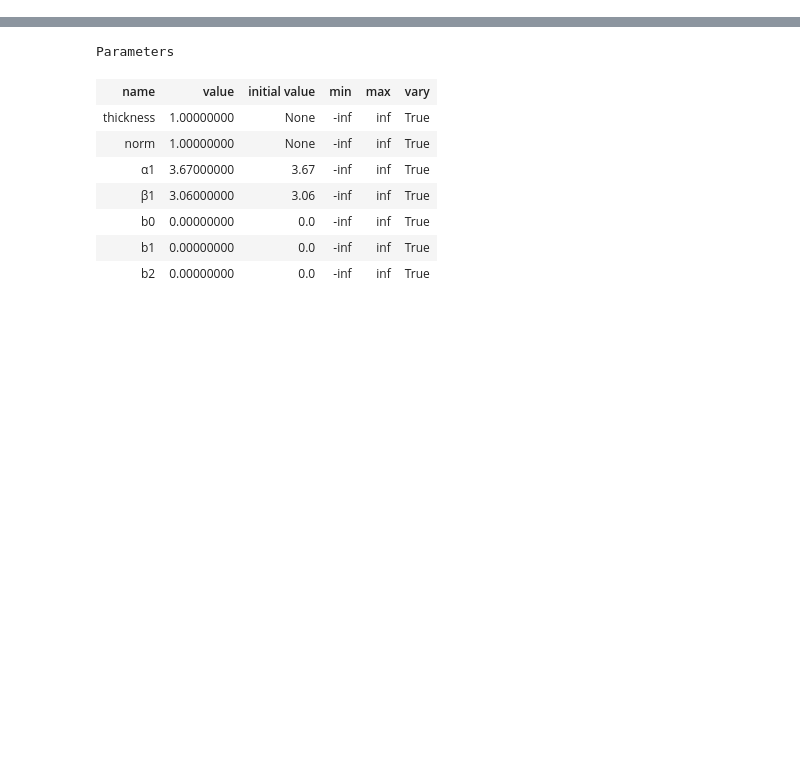
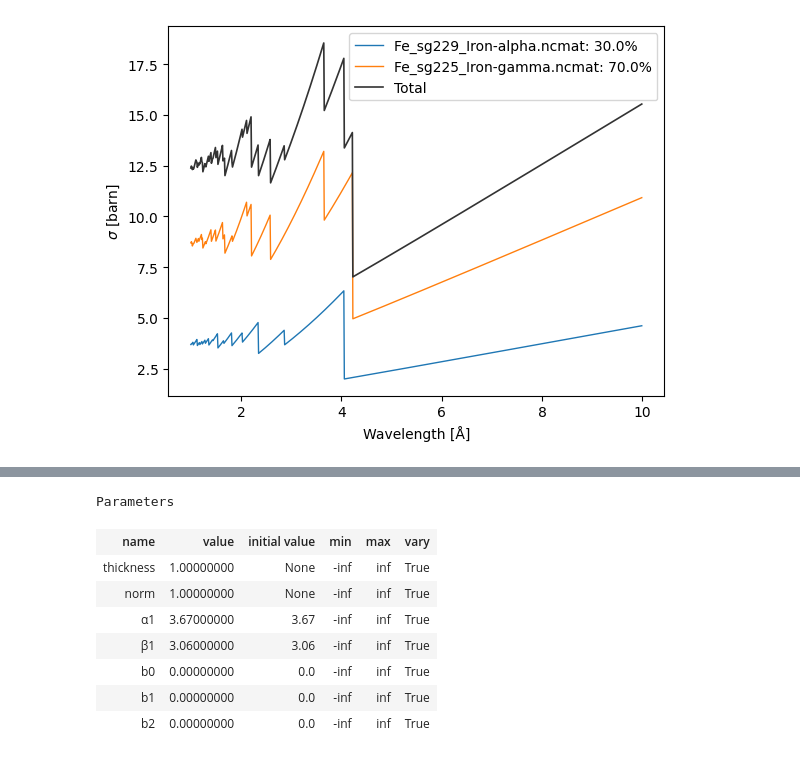
Before and after one commit to TsvikiHirsh/nbragg, a Jupyter notebook: notebooks/nbragg_tutorial.ipynb, the cells around one changed output, grey strips where cells are left out. Cells and saved outputs as stored; diff of their text form; code cells hidden in the pictures; blank space fills up the shorter version.

```diff
--- a/notebooks/nbragg_tutorial.ipynb
+++ b/notebooks/nbragg_tutorial.ipynb
@@ -13,0 +79,6 @@ alpha = nbragg.CrossSection.from_material(nbragg.materials["Fe_sg229_Iron-alpha.
+# %%
+xs = alpha + gamma
+
+# or
+
+xs = alpha*0.3 + gamma*0.7
@@ -13,0 +91,2 @@ alpha = nbragg.CrossSection.from_material(nbragg.materials["Fe_sg229_Iron-alpha.
+# %%
+xs.table.columns = xs.weights.index.to_list() + ["total"]
@@ -13,0 +110,4 @@ alpha = nbragg.CrossSection.from_material(nbragg.materials["Fe_sg229_Iron-alpha.
+# %%
+xs.plot();
+# %% [output]
+[figure, added]
```
Also changed, not shown: parts of 21 cells of this notebook, 3 other files.
